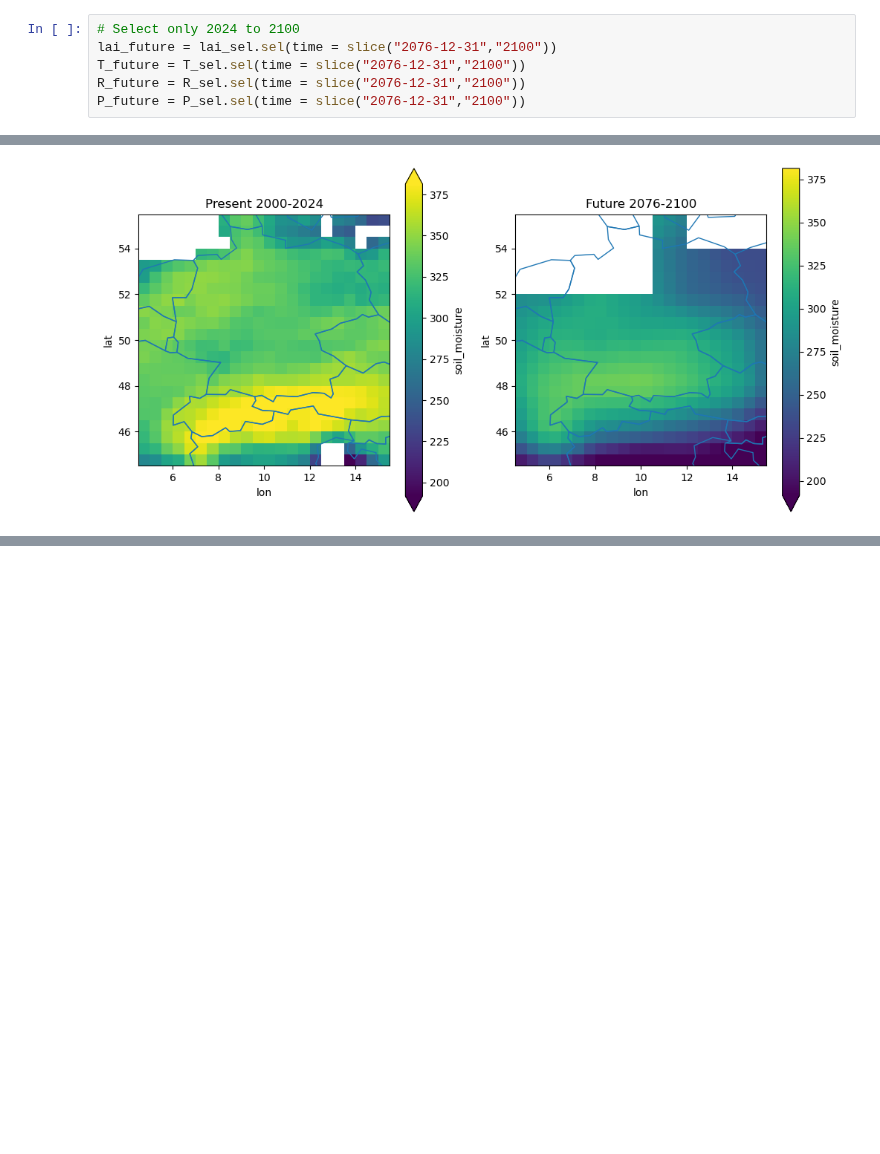
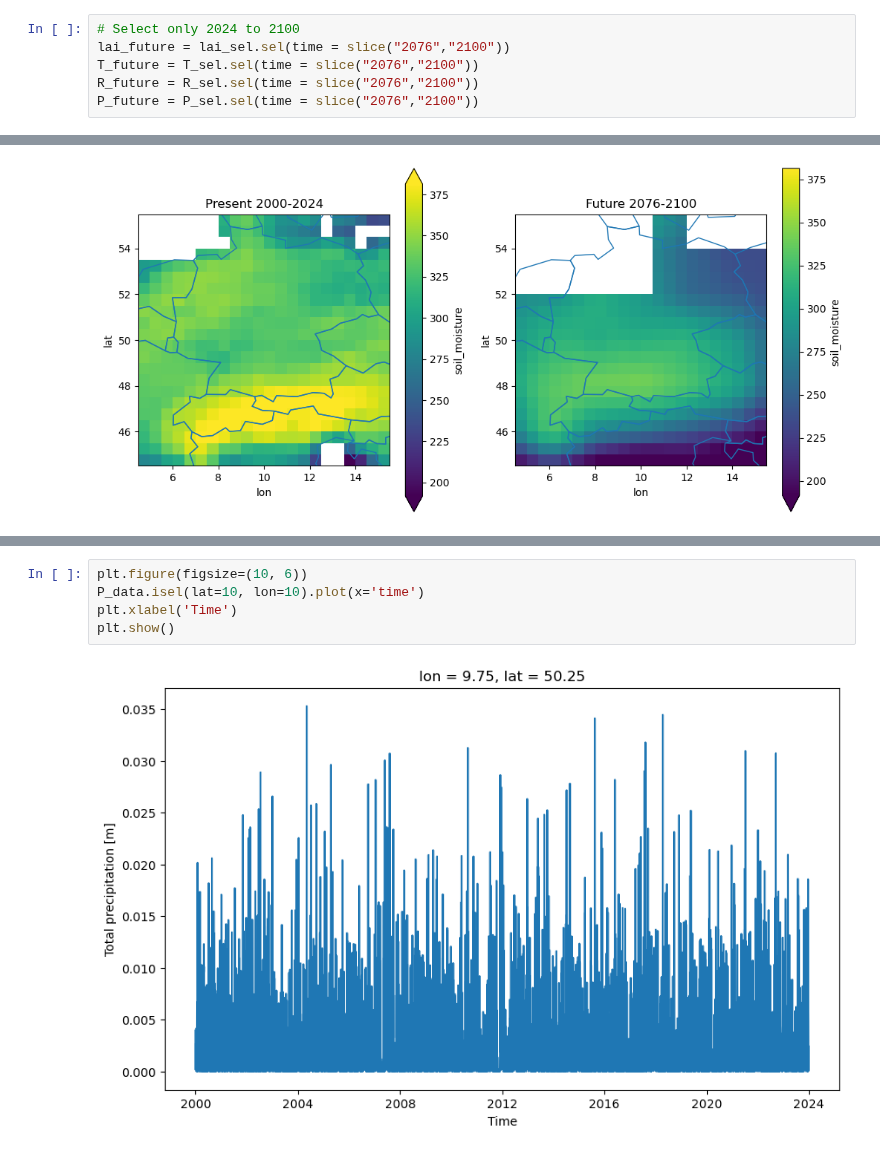
Before and after one commit to JohannaTrost/MSC24-WBM, a Jupyter notebook: final_script.ipynb, the cells around one changed output, grey strips where cells are left out. Saved outputs shown, nothing was run; the diff lists cells and outputs as text; blank space fills up the shorter version.

```diff
--- a/final_script.ipynb
+++ b/final_script.ipynb
@@ -99,7 +99,7 @@ R_sel['time'] = new_time_range
 T_sel['time'] = new_time_range
 # %%
 # Select only 2024 to 2100
-lai_future = lai_sel.sel(time = slice("2076-12-31","2100"))
-T_future = T_sel.sel(time = slice("2076-12-31","2100"))
-R_future = R_sel.sel(time = slice("2076-12-31","2100"))
-P_future = P_sel.sel(time = slice("2076-12-31","2100"))
+lai_future = lai_sel.sel(time = slice("2076","2100"))
+T_future = T_sel.sel(time = slice("2076","2100"))
+R_future = R_sel.sel(time = slice("2076","2100"))
+P_future = P_sel.sel(time = slice("2076","2100"))
@@ -220,0 +247,7 @@ plot_comp(seasonal_data['summer'], seasonal_data_future['summer'], 'soil_moistur
+# %%
+plt.figure(figsize=(10, 6))
+P_data.isel(lat=10, lon=10).plot(x='time')
+plt.xlabel('Time')
+plt.show()
+# %% [output]
+[figure, added]
```
Also changed, not shown: parts of 9 cells of this notebook, 1 other file.
